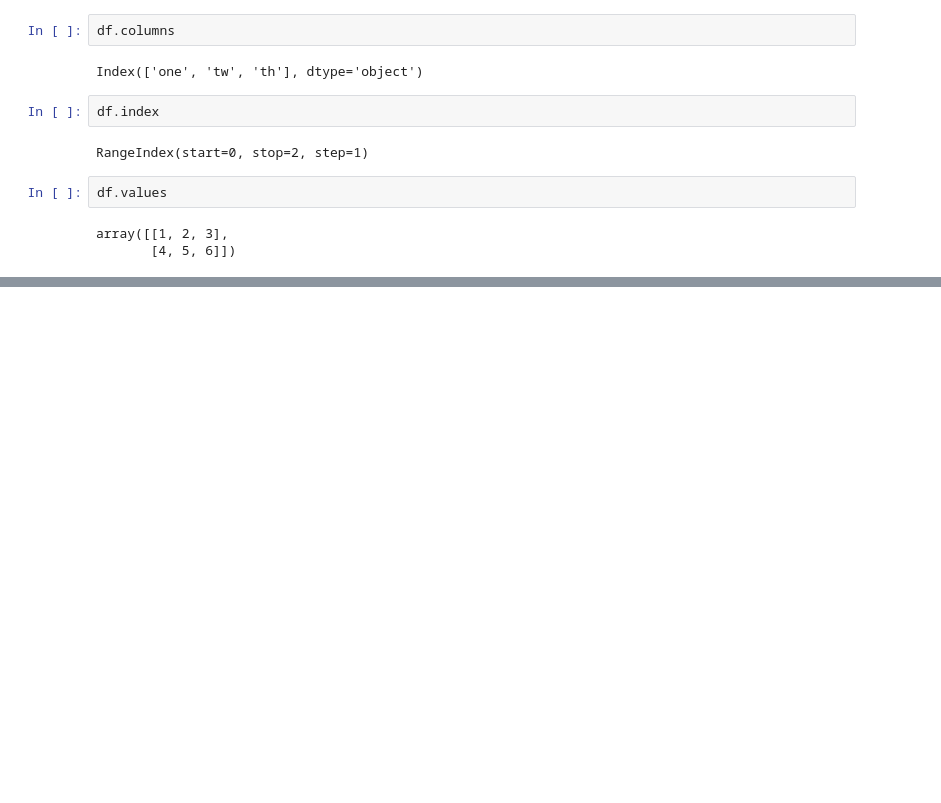
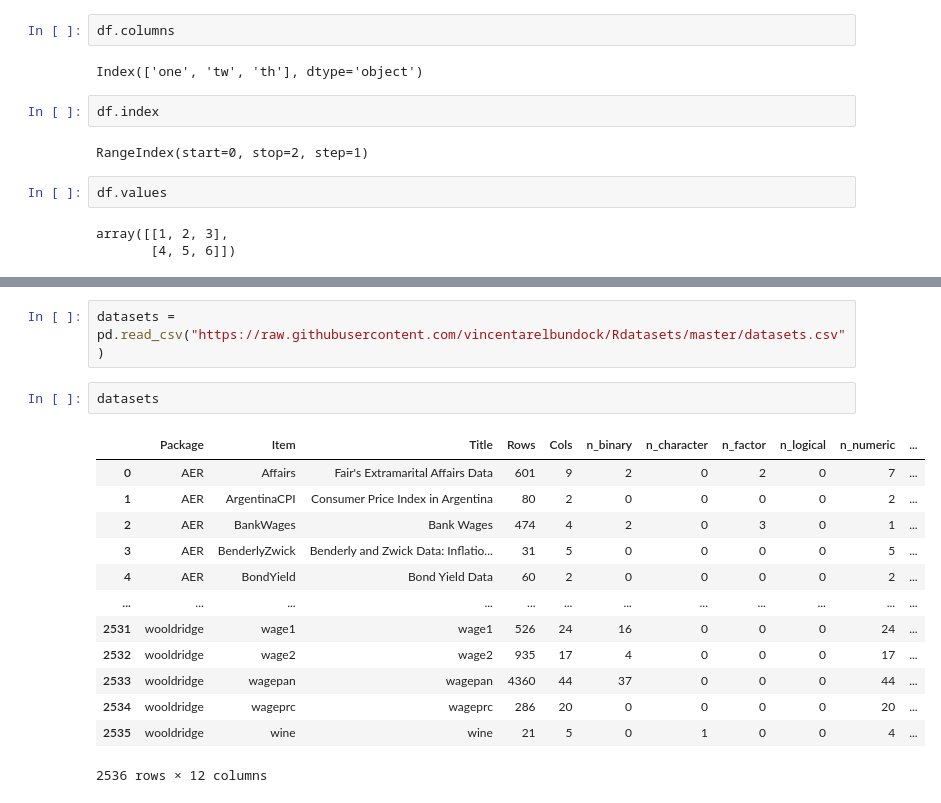
Before and after one commit to Mmd4LIFE/000-quera-bc, a Jupyter notebook: 02-pandas/pandas_intro.ipynb, the cells around one changed output, grey strips where cells are left out. Saved outputs shown, nothing was run; the diff lists cells and outputs as text; blank space fills up the shorter version.

```diff
--- a/02-pandas/pandas_intro.ipynb
+++ b/02-pandas/pandas_intro.ipynb
@@ -65,0 +454,18 @@ array([[1, 2, 3],
+# %%
+datasets = pd.read_csv("https://raw.githubusercontent.com/vincentarelbundock/Rdatasets/master/datasets.csv")
+# %%
+datasets
+# %% [output]
+|  | Package | Item | Title | Rows | Cols | n_binary | n_character | n_factor | n_logical | n_numeric | ... |
+| 0 | AER | Affairs | Fair's Extramarital Affairs Data | 601 | 9 | 2 | 0 | 2 | 0 | 7 | ... |
+| 1 | AER | ArgentinaCPI | Consumer Price Index in Argentina | 80 | 2 | 0 | 0 | 0 | 0 | 2 | ... |
+| 2 | AER | BankWages | Bank Wages | 474 | 4 | 2 | 0 | 3 | 0 | 1 | ... |
+| 3 | AER | BenderlyZwick | Benderly and Zwick Data: Inflatio... | 31 | 5 | 0 | 0 | 0 | 0 | 5 | ... |
+| 4 | AER | BondYield | Bond Yield Data | 60 | 2 | 0 | 0 | 0 | 0 | 2 | ... |
+| ... | ... | ... | ... | ... | ... | ... | ... | ... | ... | ... | ... |
+| 2531 | wooldridge | wage1 | wage1 | 526 | 24 | 16 | 0 | 0 | 0 | 24 | ... |
+| 2532 | wooldridge | wage2 | wage2 | 935 | 17 | 4 | 0 | 0 | 0 | 17 | ... |
+| 2533 | wooldridge | wagepan | wagepan | 4360 | 44 | 37 | 0 | 0 | 0 | 44 | ... |
+| 2534 | wooldridge | wageprc | wageprc | 286 | 20 | 0 | 0 | 0 | 0 | 20 | ... |
+| 2535 | wooldridge | wine | wine | 21 | 5 | 0 | 1 | 0 | 0 | 4 | ... |
+2536 rows × 12 columns
```
Also changed, not shown: parts of 36 cells of this notebook, 1 other file.
